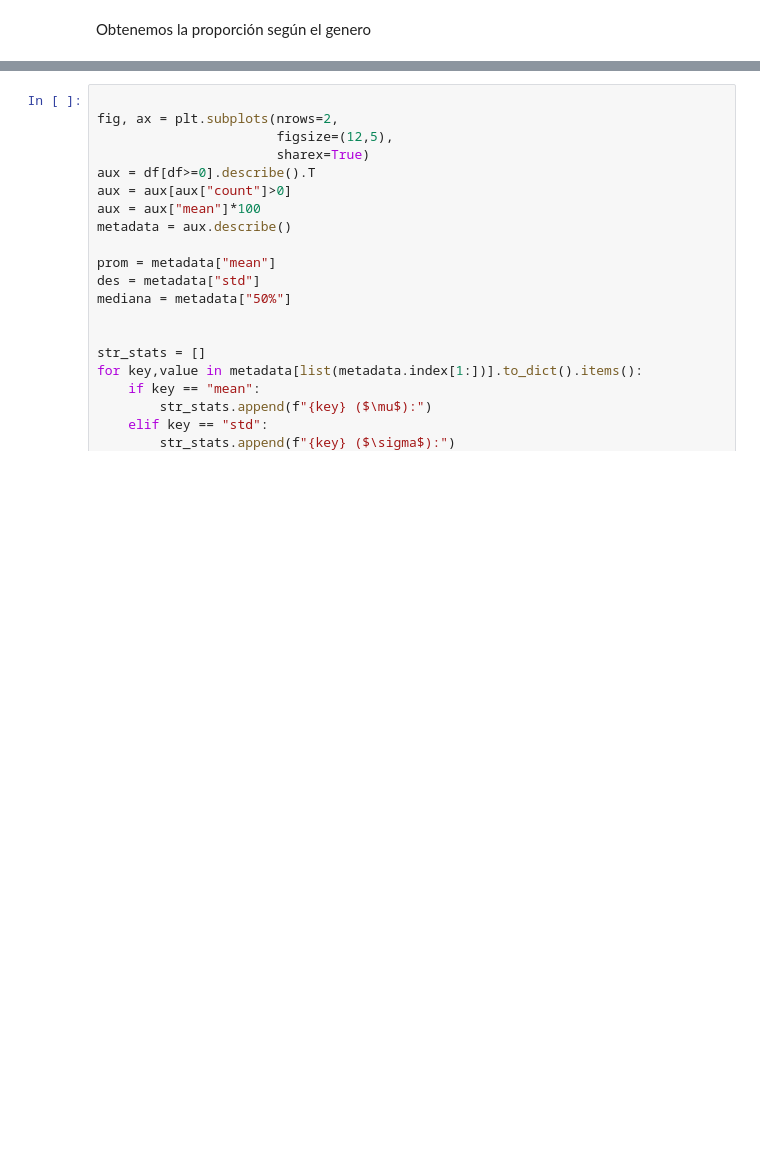
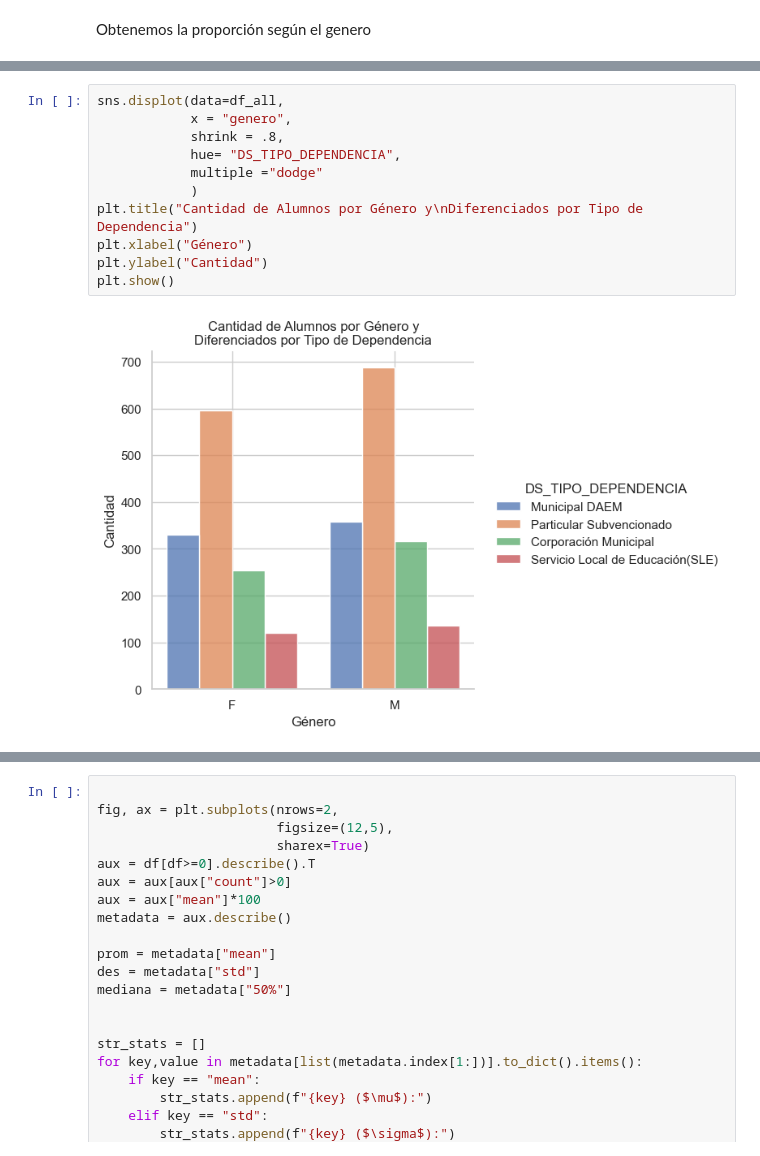
Before and after one commit to MrChurrasco/Practice_PDF_Parse, a Jupyter notebook: Graficos.ipynb, the cells around one changed output, grey strips where cells are left out. Drawn from its saved outputs; the diff is of its cells as text; blank space fills up the shorter version.

```diff
--- a/Graficos.ipynb
+++ b/Graficos.ipynb
@@ -40,0 +57,13 @@ plt.show()
+# %%
+sns.displot(data=df_all,
+            x = "genero",
+            shrink = .8,
+            hue= "DS_TIPO_DEPENDENCIA",
+            multiple ="dodge"
+            )
+plt.title("Cantidad de Alumnos por Género y\nDiferenciados por Tipo de Dependencia")
+plt.xlabel("Género")
+plt.ylabel("Cantidad")
+plt.show()
+# %% [output]
+[figure, added]
```
Also changed, not shown: parts of 13 cells of this notebook, 4 other files.
